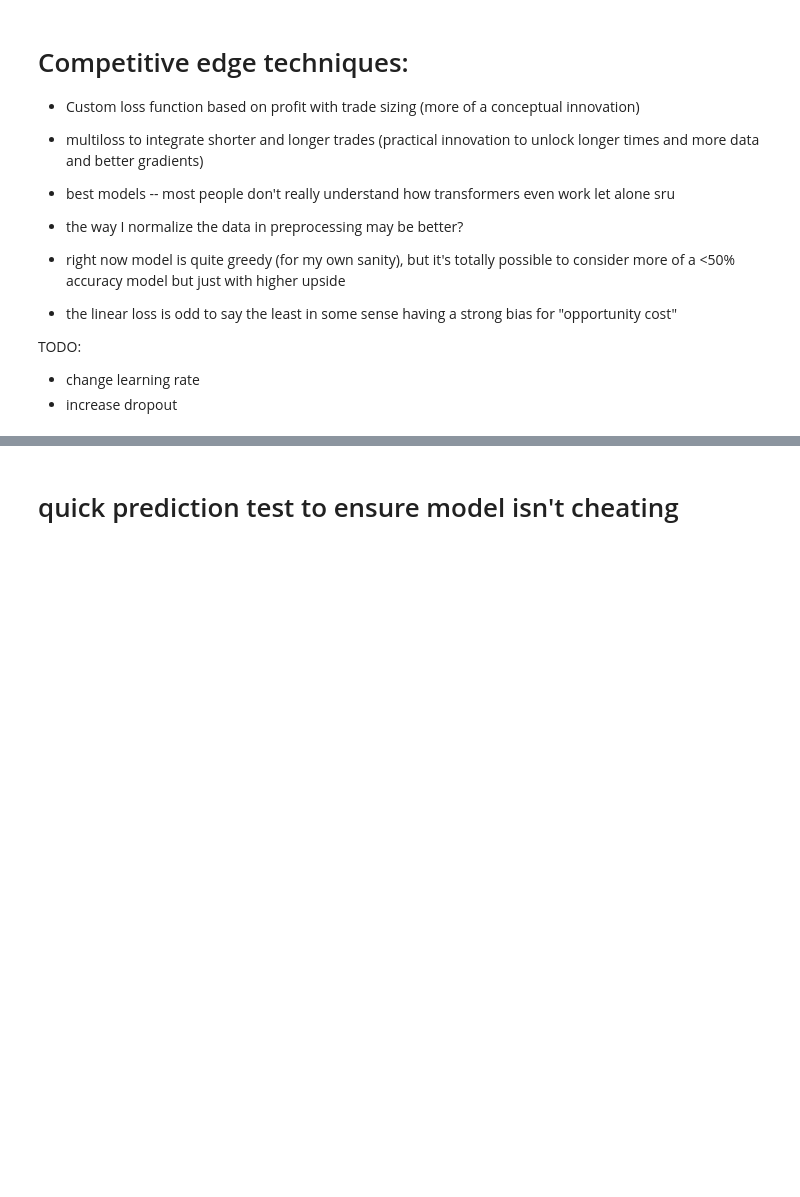
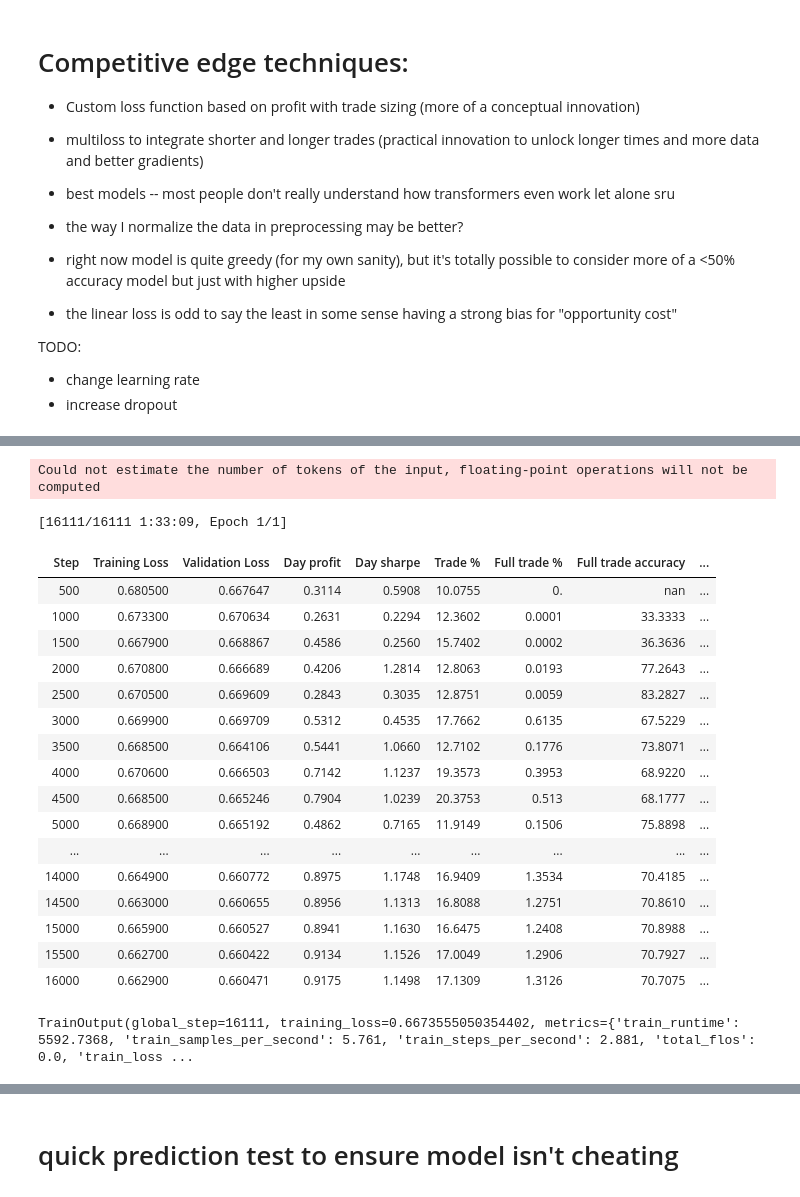
Before and after one commit to mtanghu/Transformer-Trader, a Jupyter notebook: Transformer_Modeling.ipynb, the cells around one changed output, grey strips where cells are left out. Saved outputs shown, nothing was run; the diff lists cells and outputs as text; code cells hidden in the pictures; blank space fills up the shorter version.

```diff
--- a/Transformer_Modeling.ipynb
+++ b/Transformer_Modeling.ipynb
@@ -176 +197,26 @@ trainer = Trainer(
+# %%
+# sru lr of 5e-5, batch size 2 hidden size 448, 60 min,
+# fp16, no slippage, binary class with DAY loss scaling, and DAY log loss, rotary embeddings, .1 dropout
+trainer.train()
+# %% [output]
+Could not estimate the number of tokens of the input, floating-point operations will not be computed
+[16111/16111 1:33:09, Epoch 1/1]
+| Step | Training Loss | Validation Loss | Day profit | Day sharpe | Trade % | Full trade % | Full trade accuracy | ... |
+| 500 | 0.680500 | 0.667647 | 0.3114 | 0.5908 | 10.0755 | 0. | nan | ... |
+| 1000 | 0.673300 | 0.670634 | 0.2631 | 0.2294 | 12.3602 | 0.0001 | 33.3333 | ... |
+| 1500 | 0.667900 | 0.668867 | 0.4586 | 0.2560 | 15.7402 | 0.0002 | 36.3636 | ... |
+| 2000 | 0.670800 | 0.666689 | 0.4206 | 1.2814 | 12.8063 | 0.0193 | 77.2643 | ... |
+| 2500 | 0.670500 | 0.669609 | 0.2843 | 0.3035 | 12.8751 | 0.0059 | 83.2827 | ... |
+| 3000 | 0.669900 | 0.669709 | 0.5312 | 0.4535 | 17.7662 | 0.6135 | 67.5229 | ... |
+| 3500 | 0.668500 | 0.664106 | 0.5441 | 1.0660 | 12.7102 | 0.1776 | 73.8071 | ... |
+| 4000 | 0.670600 | 0.666503 | 0.7142 | 1.1237 | 19.3573 | 0.3953 | 68.9220 | ... |
+| 4500 | 0.668500 | 0.665246 | 0.7904 | 1.0239 | 20.3753 | 0.513 | 68.1777 | ... |
+| 5000 | 0.668900 | 0.665192 | 0.4862 | 0.7165 | 11.9149 | 0.1506 | 75.8898 | ... |
+| ... | ... | ... | ... | ... | ... | ... | ... | ... |
+| 14000 | 0.664900 | 0.660772 | 0.8975 | 1.1748 | 16.9409 | 1.3534 | 70.4185 | ... |
+| 14500 | 0.663000 | 0.660655 | 0.8956 | 1.1313 | 16.8088 | 1.2751 | 70.8610 | ... |
+| 15000 | 0.665900 | 0.660527 | 0.8941 | 1.1630 | 16.6475 | 1.2408 | 70.8988 | ... |
+| 15500 | 0.662700 | 0.660422 | 0.9134 | 1.1526 | 17.0049 | 1.2906 | 70.7927 | ... |
+| 16000 | 0.662900 | 0.660471 | 0.9175 | 1.1498 | 17.1309 | 1.3126 | 70.7075 | ... |
+TrainOutput(global_step=16111, training_loss=0.6673555050354402, metrics={'train_runtime': 5592.7368, 'train_samples_per_second': 5.761, 'train_steps_per_second': 2.881, 'total_flos': 0.0, 'train_loss ...
 # %%
```
Also changed, not shown: parts of 24 cells of this notebook.
